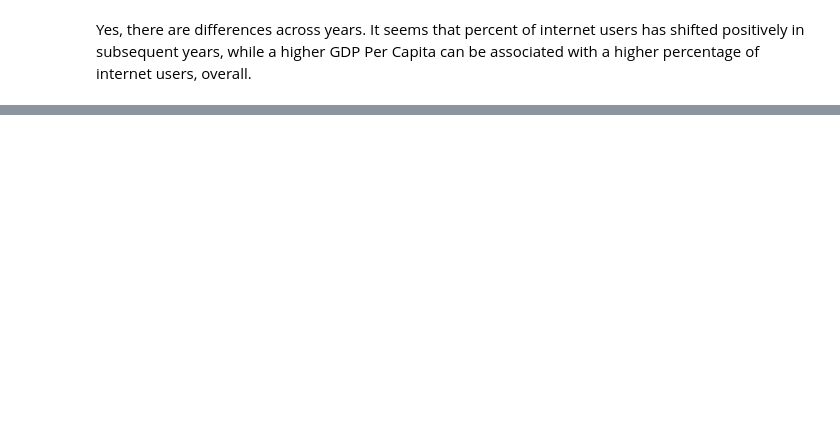
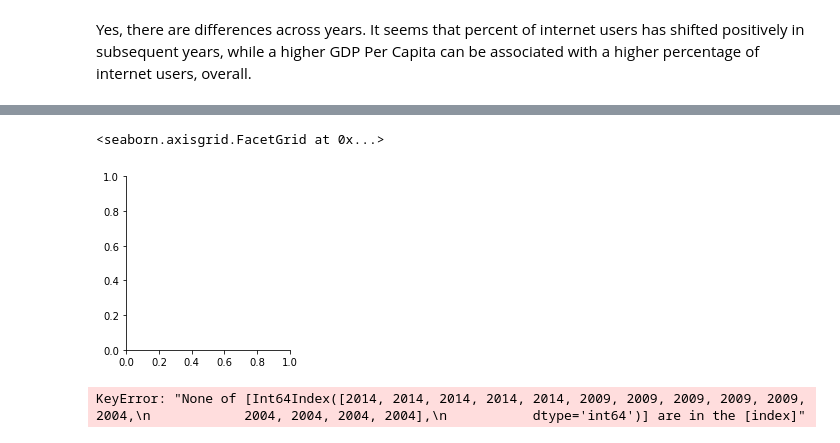
Before and after one commit to ColinSandidge/gdp-and-internet-usage-ColinSandidge, a Jupyter notebook: notebooks/UN Project.ipynb, the cells around one changed output, grey strips where cells are left out. Drawn from its saved outputs; the diff is of its cells as text; code cells hidden in the pictures; blank space fills up the shorter version.

```diff
--- a/notebooks/UN Project.ipynb
+++ b/notebooks/UN Project.ipynb
@@ -299,0 +326,2 @@ Yes, there are differences across years. It seems that percent of internet users
+# %%
+top5internet2009 = combined2009.loc[combined2009['Country'].isin(['Iceland', 'Bermuda', 'Norway', 'Denmark', 'Andorra'])]
@@ -299,0 +339,2 @@ Yes, there are differences across years. It seems that percent of internet users
+# %%
+top5internet2004 = combined2004.loc[combined2004['Country'].isin(['Iceland', 'Bermuda', 'Norway', 'Denmark', 'Andorra'])]
@@ -299,0 +350,3 @@ Yes, there are differences across years. It seems that percent of internet users
+# %%
+top_5_internet = pd.concat([top5internet2014,top5internet2009,top5internet2004]).reset_index(drop = True)
+top_5_internet
@@ -299,0 +370,9 @@ Yes, there are differences across years. It seems that percent of internet users
+# %%
+sns.FacetGrid(top_5_internet.Internet_Users_Pct)
+# %% [output]
+<seaborn.axisgrid.FacetGrid at 0x...>
+[figure, added]
+# %%
+sns.FacetGrid(top_5_internet.Internet_Users_Pct, col=top_5_internet.Year)
+# %% [output]
+KeyError: "None of [Int64Index([2014, 2014, 2014, 2014, 2014, 2009, 2009, 2009, 2009, 2009, 2004,\n            2004, 2004, 2004, 2004],\n           dtype='int64')] are in the [index]"
```
Also changed, not shown: parts of 13 cells of this notebook.
